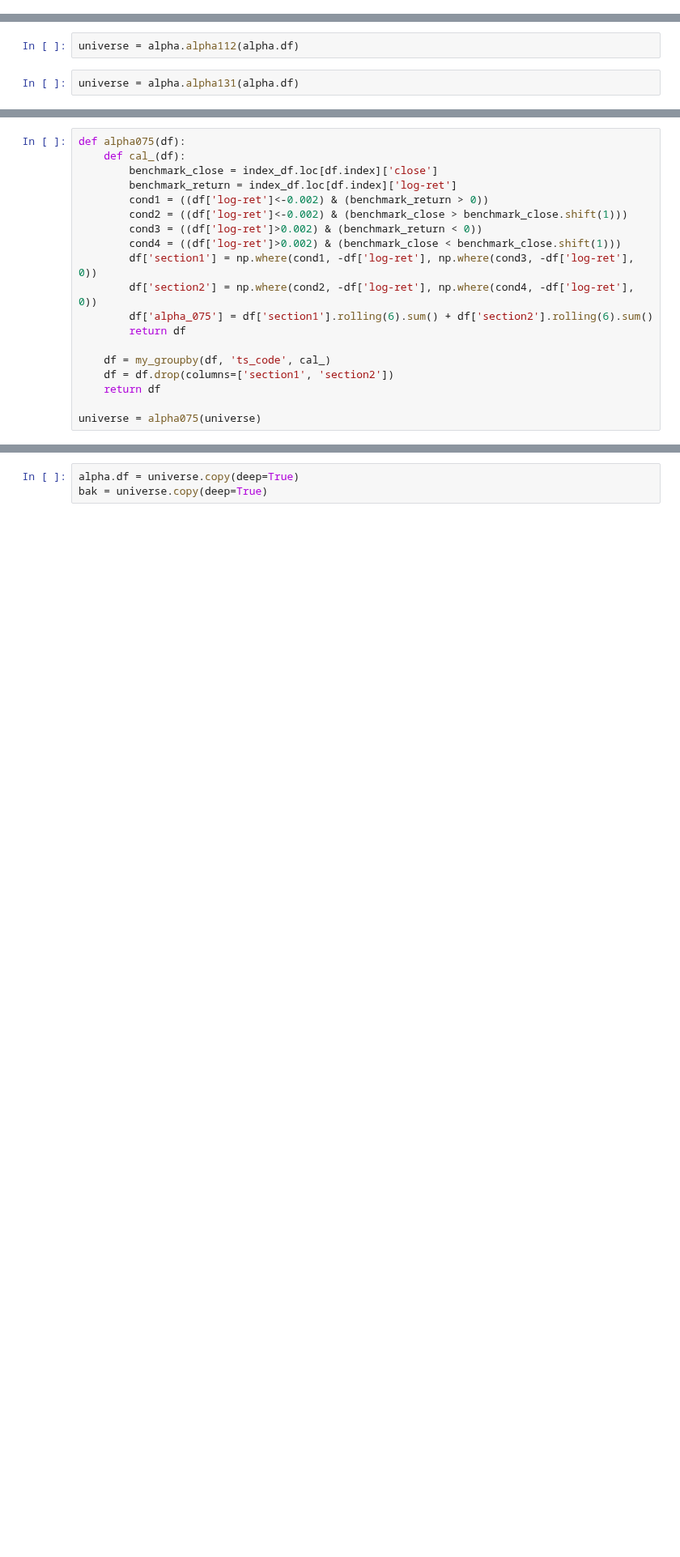
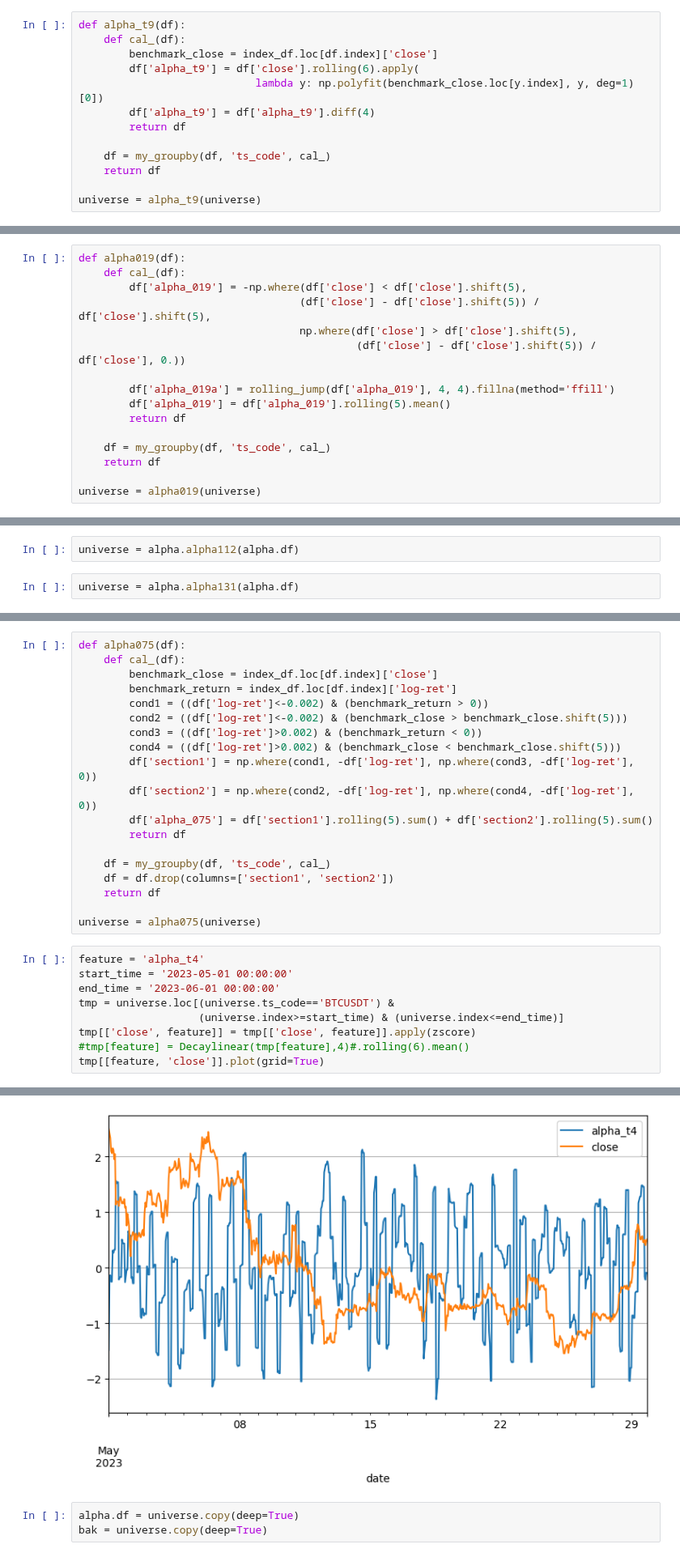
Before and after one commit to JiaRuiming-1/AI-Trading, a Jupyter notebook: alpha_factor/Bitcon_Test.ipynb, the cells around one changed output, grey strips where cells are left out. Shown at 81% size. Cells and saved outputs as stored; diff of their text form; blank space fills up the shorter version.

```diff
--- a/alpha_factor/Bitcon_Test.ipynb
+++ b/alpha_factor/Bitcon_Test.ipynb
@@ -292,0 +311,13 @@ universe = alpha019(universe)
+# %%
+def alpha_t9(df):
+    def cal_(df):
+        benchmark_close = index_df.loc[df.index]['close']
+        df['alpha_t9'] = df['close'].rolling(6).apply(
+                            lambda y: np.polyfit(benchmark_close.loc[y.index], y, deg=1)[0])
+        df['alpha_t9'] = df['alpha_t9'].diff(4)
+        return df
+
+    df = my_groupby(df, 'ts_code', cal_)
+    return df
+
+universe = alpha_t9(universe)
@@ -293,3 +348,19 @@ universe = alpha019(universe)
+# %%
+def alpha019(df):
+    def cal_(df):
+        df['alpha_019'] = -np.where(df['close'] < df['close'].shift(5),
+                                   (df['close'] - df['close'].shift(5)) / df['close'].shift(5),
+                                   np.where(df['close'] > df['close'].shift(5),
+                                            (df['close'] - df['close'].shift(5)) / df['close'], 0.))
+
+        df['alpha_019a'] = rolling_jump(df['alpha_019'], 4, 4).fillna(method='ffill')
+        df['alpha_019'] = df['alpha_019'].rolling(5).mean()
+        return df
+
+    df = my_groupby(df, 'ts_code', cal_)
+    return df
+
+universe = alpha019(universe)
 # %%
 alpha = Alpha191(universe, index_df, True)
 # %%
@@ -326,12 +399,12 @@ def alpha075(df):
         benchmark_close = index_df.loc[df.index]['close']
         benchmark_return = index_df.loc[df.index]['log-ret']
         cond1 = ((df['log-ret']<-0.002) & (benchmark_return > 0))
-        cond2 = ((df['log-ret']<-0.002) & (benchmark_close > benchmark_close.shift(1)))
+        cond2 = ((df['log-ret']<-0.002) & (benchmark_close > benchmark_close.shift(5)))
         cond3 = ((df['log-ret']>0.002) & (benchmark_return < 0))
-        cond4 = ((df['log-ret']>0.002) & (benchmark_close < benchmark_close.shift(1)))
+        cond4 = ((df['log-ret']>0.002) & (benchmark_close < benchmark_close.shift(5)))
         df['section1'] = np.where(cond1, -df['log-ret'], np.where(cond3, -df['log-ret'], 0))
         df['section2'] = np.where(cond2, -df['log-ret'], np.where(cond4, -df['log-ret'], 0))
-        df['alpha_075'] = df['section1'].rolling(6).sum() + df['section2'].rolling(6).sum()
+        df['alpha_075'] = df['section1'].rolling(5).sum() + df['section2'].rolling(5).sum()
         return df
 
     df = my_groupby(df, 'ts_code', cal_)
@@ -339,3 +412,13 @@ def alpha075(df):
     return df
 
 universe = alpha075(universe)
+# %%
+feature = 'alpha_t4'
+start_time = '2023-05-01 00:00:00'
+end_time = '2023-06-01 00:00:00'
+tmp = universe.loc[(universe.ts_code=='BTCUSDT') &
+                   (universe.index>=start_time) & (universe.index<=end_time)]
+tmp[['close', feature]] = tmp[['close', feature]].apply(zscore)
+#tmp[feature] = Decaylinear(tmp[feature],4)#.rolling(6).mean()
+tmp[[feature, 'close']].plot(grid=True)
+# %% [output]
@@ -342,3 +426,4 @@ universe = alpha075(universe)
+[figure, added]
 # %%
 alpha.df = universe.copy(deep=True)
 bak = universe.copy(deep=True)
```
Also changed, not shown: parts of 57 cells of this notebook.
